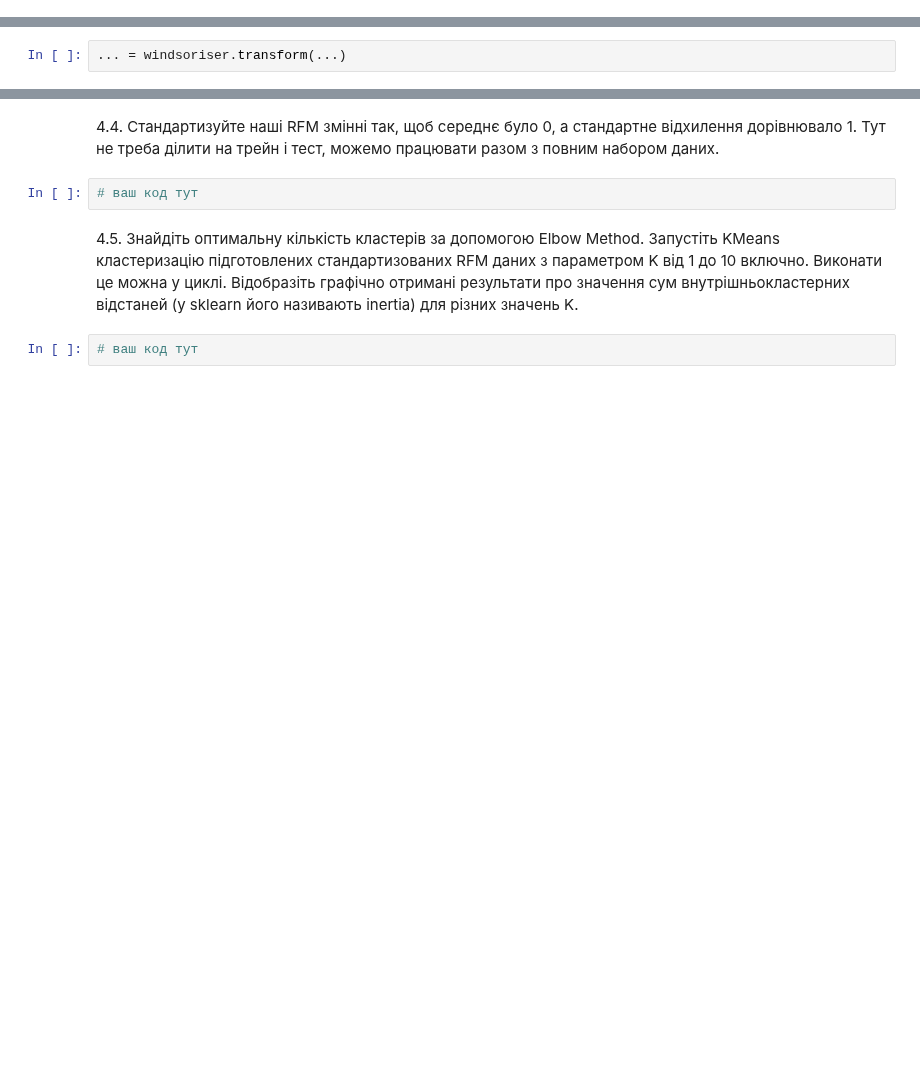
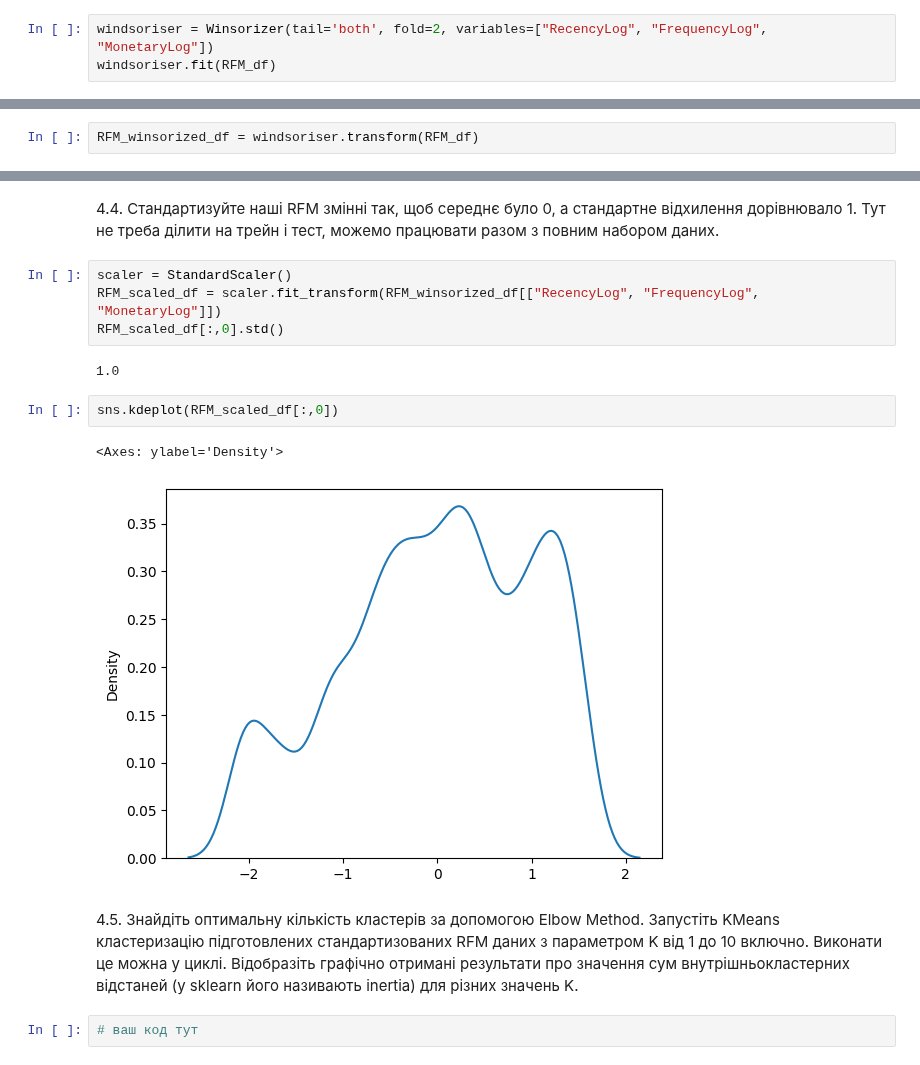
Before and after one commit to dmytrovelychko/rd_ds_python, a Jupyter notebook: hw_6.ipynb, the cells around one changed output, grey strips where cells are left out. Cells and saved outputs as stored; diff of their text form; blank space fills up the shorter version.

```diff
--- a/hw_6.ipynb
+++ b/hw_6.ipynb
@@ -470,0 +487,3 @@ windsoriser = Winsorizer(...)
+# %%
+windsoriser = Winsorizer(tail='both', fold=2, variables=["RecencyLog", "FrequencyLog", "MonetaryLog"])
+windsoriser.fit(RFM_df)
@@ -471,4 +493,4 @@ windsoriser = Winsorizer(...)
 # %% [markdown]
 Викликаємо трансформацію:
 # %%
-... = windsoriser.transform(...)
+RFM_winsorized_df = windsoriser.transform(RFM_df)
@@ -475,7 +507,16 @@ windsoriser = Winsorizer(...)
 # %% [markdown]
 4.4. Стандартизуйте наші RFM змінні так, щоб середнє було 0, а стандартне відхилення дорівнювало 1. Тут не треба ділити на трейн і тест, можемо працювати разом з повним набором даних.
-# %%
-# ваш код тут
+# %%
+scaler = StandardScaler()
+RFM_scaled_df = scaler.fit_transform(RFM_winsorized_df[["RecencyLog", "FrequencyLog", "MonetaryLog"]])
+RFM_scaled_df[:,0].std()
+# %% [output]
+1.0
+# %%
+sns.kdeplot(RFM_scaled_df[:,0])
+# %% [output]
+<Axes: ylabel='Density'>
+[figure, added]
 # %% [markdown]
 4.5. Знайдіть оптимальну кількість кластерів за допомогою Elbow Method.
 Запустіть KMeans кластеризацію підготовлених стандартизованих RFM даних з параметром K від 1 до 10 включно.
```
Also changed, not shown: parts of 5 cells of this notebook.
